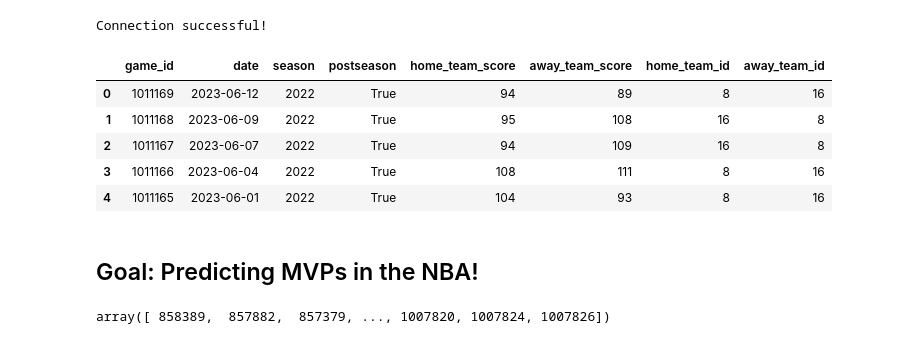
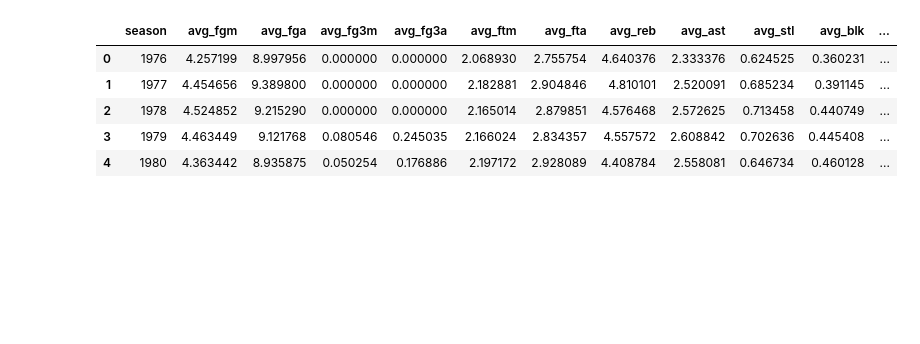
Before and after one commit to m1nce/nba-eras, a Jupyter notebook: analysis.ipynb, the cells around one changed output. Saved outputs shown, nothing was run; the diff lists cells and outputs as text; code cells hidden in the pictures; blank space fills up the shorter version.

```diff
--- a/analysis.ipynb
+++ b/analysis.ipynb
@@ -1,57 +0,0 @@
-# %%
-from sqlalchemy import create_engine
-import pandas as pd
-import os
-from dotenv import load_dotenv
-
-load_dotenv()
-
-username = os.getenv('DB_USER')
-password = os.getenv('DB_PASS')
-host = os.getenv('DB_HOST')
-port = os.getenv('DB_PORT')
-dbname = 'nba_stats'
-
-# Create an engine instance
-engine = create_engine(f'postgresql+psycopg2://{username}:{password}@{host}:{port}/{dbname}')
-
-# Test the connection
-with engine.connect() as connection:
-    result = connection.execute("SELECT 1")
-    if result.fetchone()[0] == 1:
-        print("Connection successful!")
-    else:
-        print("Connection unsuccessful.")
-
-# Query the database
-query = """
-SELECT *
-FROM game
-WHERE date BETWEEN '2022-10-17' AND '2023-06-13'
-ORDER BY date DESC;
-"""
-
-df = pd.read_sql(query, engine)
-
-df.head()
-# %% [output]
-Connection successful!
-|  | game_id | date | season | postseason | home_team_score | away_team_score | home_team_id | away_team_id |
-| 0 | 1011169 | 2023-06-12 | 2022 | True | 94 | 89 | 8 | 16 |
-| 1 | 1011168 | 2023-06-09 | 2022 | True | 95 | 108 | 16 | 8 |
-| 2 | 1011167 | 2023-06-07 | 2022 | True | 94 | 109 | 16 | 8 |
-| 3 | 1011166 | 2023-06-04 | 2022 | True | 108 | 111 | 8 | 16 |
-| 4 | 1011165 | 2023-06-01 | 2022 | True | 104 | 93 | 8 | 16 |
-# %% [markdown]
-## Goal: Predicting MVPs in the NBA!
-# %%
-query = """
-SELECT game_id
-FROM game
-WHERE date BETWEEN '2022-10-17' AND '2023-06-13';
-"""
-
-season_22_gameID = pd.read_sql(query, engine).to_numpy().flatten()
-season_22_gameID
-# %% [output]
-array([ 858389,  857882,  857379, ..., 1007820, 1007824, 1007826])
@@ -57,0 +8,11 @@ array([ 858389,  857882,  857379, ..., 1007820, 1007824, 1007826])
+# %%
+df = pd.read_csv('data/yearly_avg.csv')
+df = df.drop(columns=['avg_home_team_score', 'avg_visitor_team_score'])
+df.head()
+# %% [output]
+|  | season | avg_fgm | avg_fga | avg_fg3m | avg_fg3a | avg_ftm | avg_fta | avg_reb | avg_ast | avg_stl | avg_blk | ... |
+| 0 | 1976 | 4.257199 | 8.997956 | 0.000000 | 0.000000 | 2.068930 | 2.755754 | 4.640376 | 2.333376 | 0.624525 | 0.360231 | ... |
+| 1 | 1977 | 4.454656 | 9.389800 | 0.000000 | 0.000000 | 2.182881 | 2.904846 | 4.810101 | 2.520091 | 0.685234 | 0.391145 | ... |
+| 2 | 1978 | 4.524852 | 9.215290 | 0.000000 | 0.000000 | 2.165014 | 2.879851 | 4.576468 | 2.572625 | 0.713458 | 0.440749 | ... |
+| 3 | 1979 | 4.463449 | 9.121768 | 0.080546 | 0.245035 | 2.166024 | 2.834357 | 4.557572 | 2.608842 | 0.702636 | 0.445408 | ... |
+| 4 | 1980 | 4.363442 | 8.935875 | 0.050254 | 0.176886 | 2.197172 | 2.928089 | 4.408784 | 2.558081 | 0.646734 | 0.460128 | ... |
```
Also changed, not shown: parts of 6 cells of this notebook, 1 other file.
